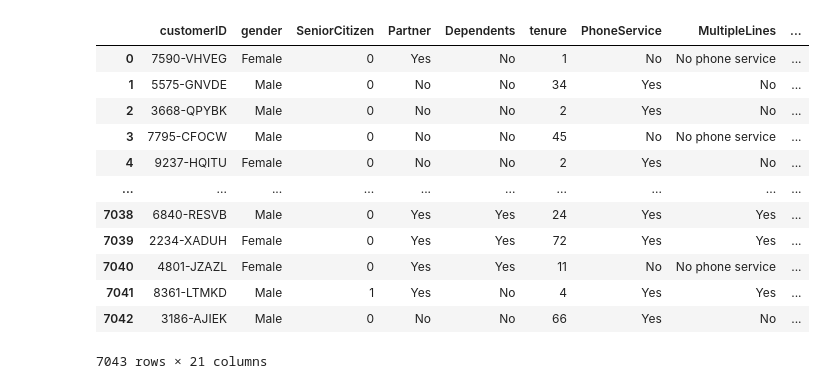
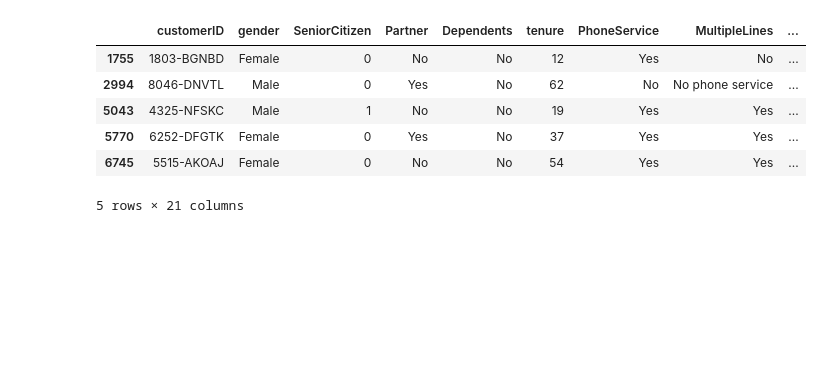
Before and after one commit to zahrahanifehlou/Churn_model, a Jupyter notebook: notebooks/check_data.ipynb, the cells around one changed output. Saved outputs shown, nothing was run; the diff lists cells and outputs as text; code cells hidden in the pictures; blank space fills up the shorter version.

Commit message:
add data

```diff
--- a/notebooks/check_data.ipynb
+++ b/notebooks/check_data.ipynb
@@ -4,17 +90,11 @@ import matplotlib.pyplot as plt
 # %%
-df=pd.read_csv('WA_Fn-UseC_-Telco-Customer-Churn.csv')
-df
+df=pd.read_csv('../data/raw/WA_Fn-UseC_-Telco-Customer-Churn.csv')
+df.sample(5)
 # %% [output]
 |  | customerID | gender | SeniorCitizen | Partner | Dependents | tenure | PhoneService | MultipleLines | ... |
-| 0 | 7590-VHVEG | Female | 0 | Yes | No | 1 | No | No phone service | ... |
-| 1 | 5575-GNVDE | Male | 0 | No | No | 34 | Yes | No | ... |
-| 2 | 3668-QPYBK | Male | 0 | No | No | 2 | Yes | No | ... |
-| 3 | 7795-CFOCW | Male | 0 | No | No | 45 | No | No phone service | ... |
-| 4 | 9237-HQITU | Female | 0 | No | No | 2 | Yes | No | ... |
-| ... | ... | ... | ... | ... | ... | ... | ... | ... | ... |
-| 7038 | 6840-RESVB | Male | 0 | Yes | Yes | 24 | Yes | Yes | ... |
-| 7039 | 2234-XADUH | Female | 0 | Yes | Yes | 72 | Yes | Yes | ... |
-| 7040 | 4801-JZAZL | Female | 0 | Yes | Yes | 11 | No | No phone service | ... |
-| 7041 | 8361-LTMKD | Male | 1 | Yes | No | 4 | Yes | Yes | ... |
-| 7042 | 3186-AJIEK | Male | 0 | No | No | 66 | Yes | No | ... |
+| 1755 | 1803-BGNBD | Female | 0 | No | No | 12 | Yes | No | ... |
+| 2994 | 8046-DNVTL | Male | 0 | Yes | No | 62 | No | No phone service | ... |
+| 5043 | 4325-NFSKC | Male | 1 | No | No | 19 | Yes | Yes | ... |
+| 5770 | 6252-DFGTK | Female | 0 | Yes | No | 37 | Yes | Yes | ... |
+| 6745 | 5515-AKOAJ | Female | 0 | No | No | 54 | Yes | Yes | ... |
-7043 rows × 21 columns
+5 rows × 21 columns
```
Also changed, not shown: parts of 22 cells of this notebook, 2 other files.
